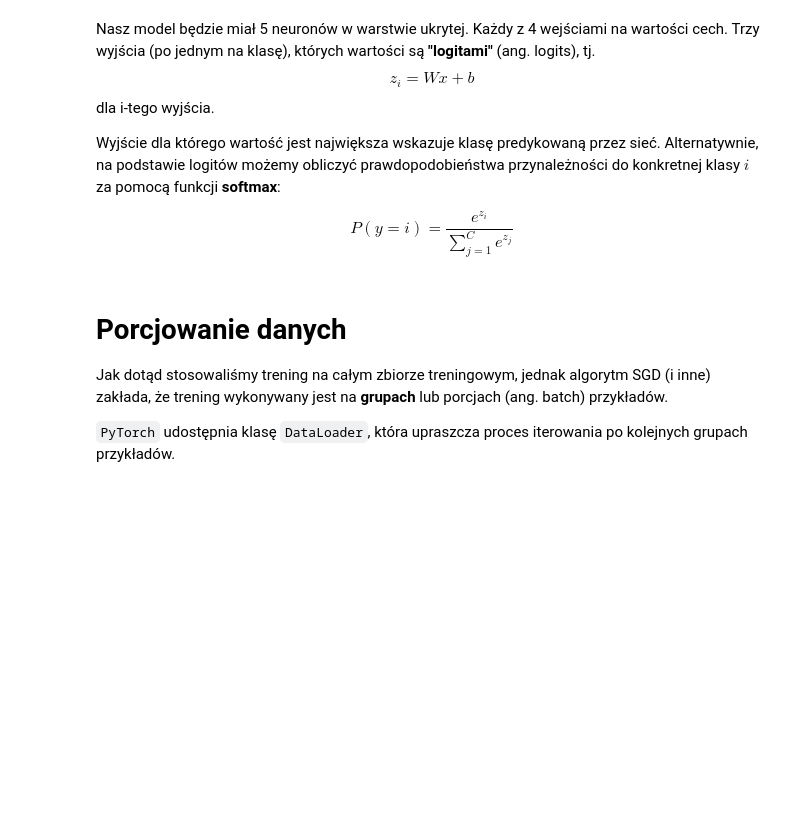
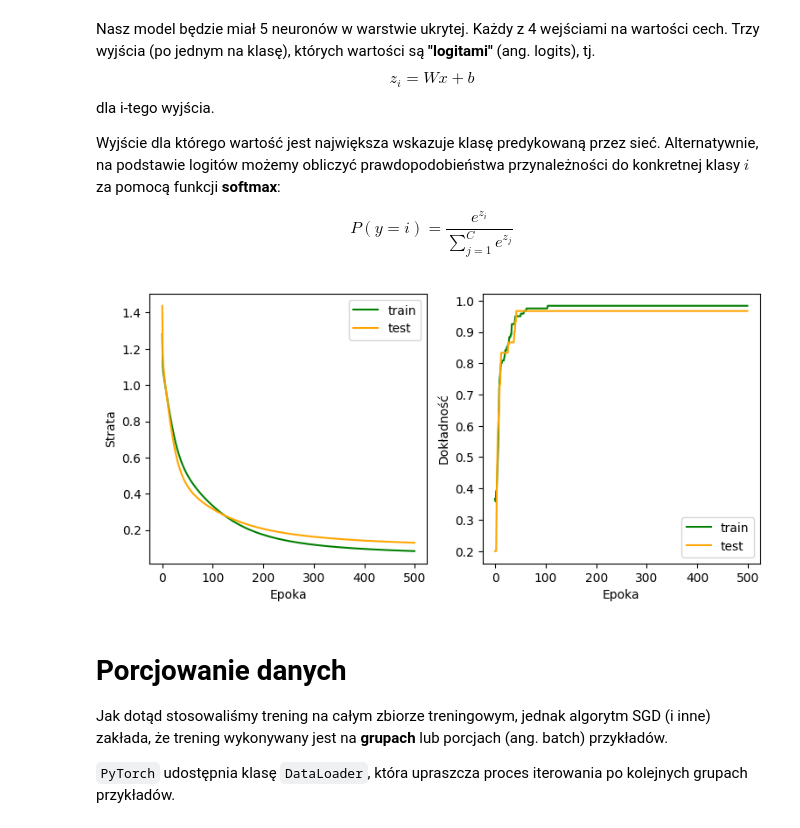
Before and after one commit to janbanot/msc-cs-code, a Jupyter notebook: sem3/DL/DL_2025__lab2.ipynb, the cells around one changed output. Saved outputs shown, nothing was run; the diff lists cells and outputs as text; code cells hidden in the pictures; blank space fills up the shorter version.

```diff
--- a/sem3/DL/DL_2025__lab2.ipynb
+++ b/sem3/DL/DL_2025__lab2.ipynb
@@ -680,3 +835,79 @@ compute_loss = nn.CrossEntropyLoss()
+# %%
+# Hiperparametry modelu:
+n_inputs = 4
+n_outputs = 3  # bo 3 klasy
+n_hidden = 5
+
+model = nn.Sequential(
+    nn.Linear(n_inputs, n_hidden),
+    # nn.ReLU(),
+    nn.Linear(n_hidden, n_outputs)
+)
+
+# F. straty -- dla zadania klasyfikacji z l. klas > 2:
+# CrossEntropyLoss pracuje z logitami
+compute_loss = nn.CrossEntropyLoss()
+
+# TODO
+# Hiperparametry dla treningu:
+n_iterations = 500
+eval_every = 1
+learning_rate = 0.05
+optimizer = torch.optim.SGD(model.parameters(), lr=learning_rate)
+
+history = defaultdict(list)
+
+# Trening modelu
+for i in range(n_iterations):
+    model.train()  # Przełącz w tryb treningu
+
+    out = model(x_train)  # Inferencja (faza w przód)
+    loss = compute_loss(out, y_train)
+
+    history['train_loss'].append(loss.item())
+    # CrossEntropyLoss pracuje z logitami, więc bierzemy argmax do compute_accuracy
+    with torch.no_grad():
+        predicted = torch.argmax(out, -1)
+        accuracy = (predicted == y_train).float().mean().item()
+        history['train_accuracy'].append(accuracy)
+
+
+    if i % eval_every == 0:  # Policz stratę i dokł. na zb. testowym
+        model.eval()   # Przełącz w tryb ewaluacji
+        with torch.no_grad():  # Nie licz gradientów
+            out = model(x_test)
+
+            history['test_loss'].append(compute_loss(out, y_test).item())
+            # CrossEntropyLoss pracuje z logitami, więc bierzemy argmax do compute_accuracy
+            predicted = torch.argmax(out, -1)
+            accuracy = (predicted == y_test).float().mean().item()
+            history['test_accuracy'].append(accuracy)
+
+
+    loss.backward()   # Policz gradienty (faza wstecz)
+    optimizer.step()  # Aktualizuj parametry modelu
+    optimizer.zero_grad()  # Zerowanie gradientów przed kolejną iteracją
+
+
+# Wizualizacja historii treningu:
+fig, (ax1, ax2) = plt.subplots(1, 2, figsize=(9, 4))  # 1 wiersz, 2 kolumny
+
+# Strata
+ax1.set_ylabel('Strata')
+ax1.set_xlabel('Epoka')
+ax1.plot(range(n_iterations), history['train_loss'], color='green')
+ax1.plot(range(0, n_iterations, eval_every), history['test_loss'], color='orange')
+ax1.legend(['train', 'test'])
+
+ax2.set_ylabel('Dokładność')
+ax2.set_xlabel('Epoka')
+ax2.plot(range(n_iterations), history['train_accuracy'], color='green')
+ax2.plot(range(0, n_iterations, eval_every), history['test_accuracy'], color='orange')
+ax2.legend(['train', 'test'])
+
+plt.show()
+# %% [output]
+[figure, added]
 # %% [markdown]
 # Porcjowanie danych
 
```
Also changed, not shown: parts of 26 cells of this notebook.
